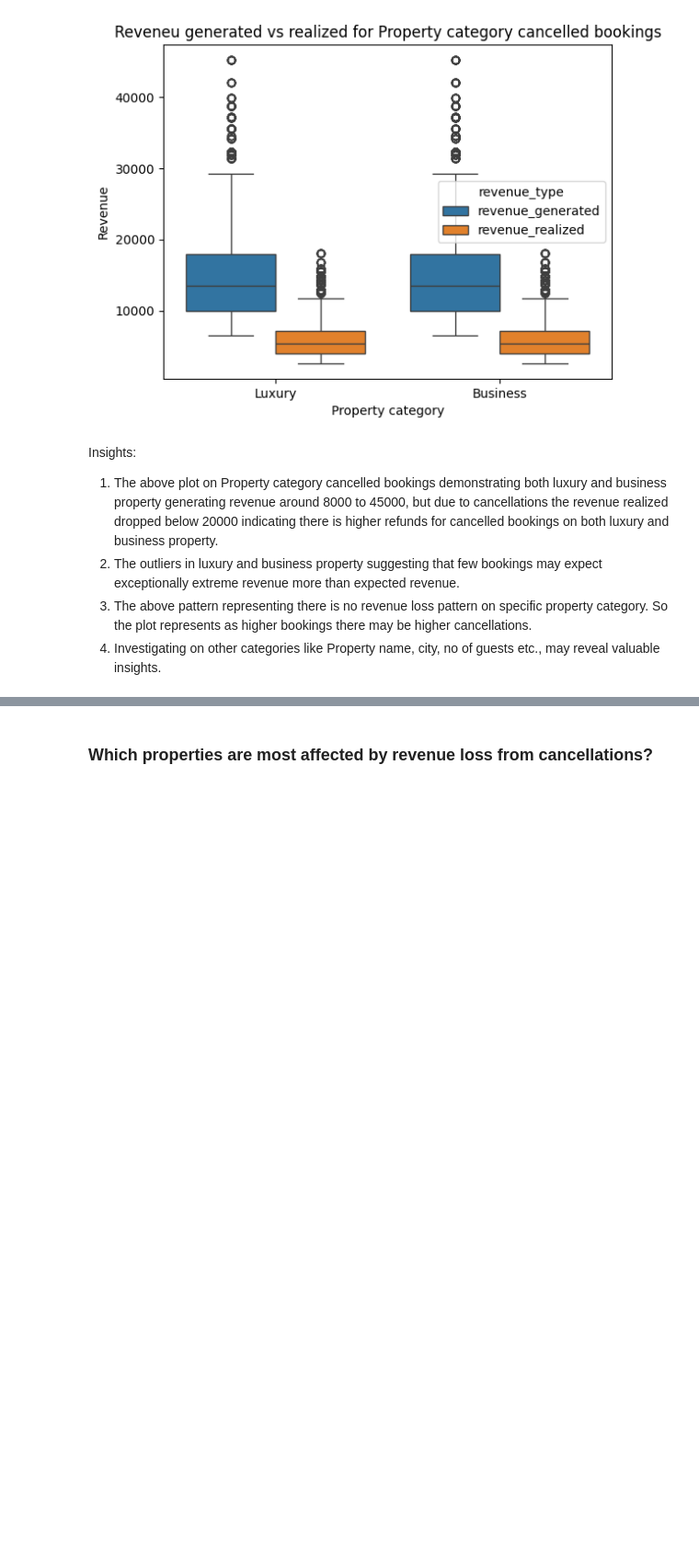
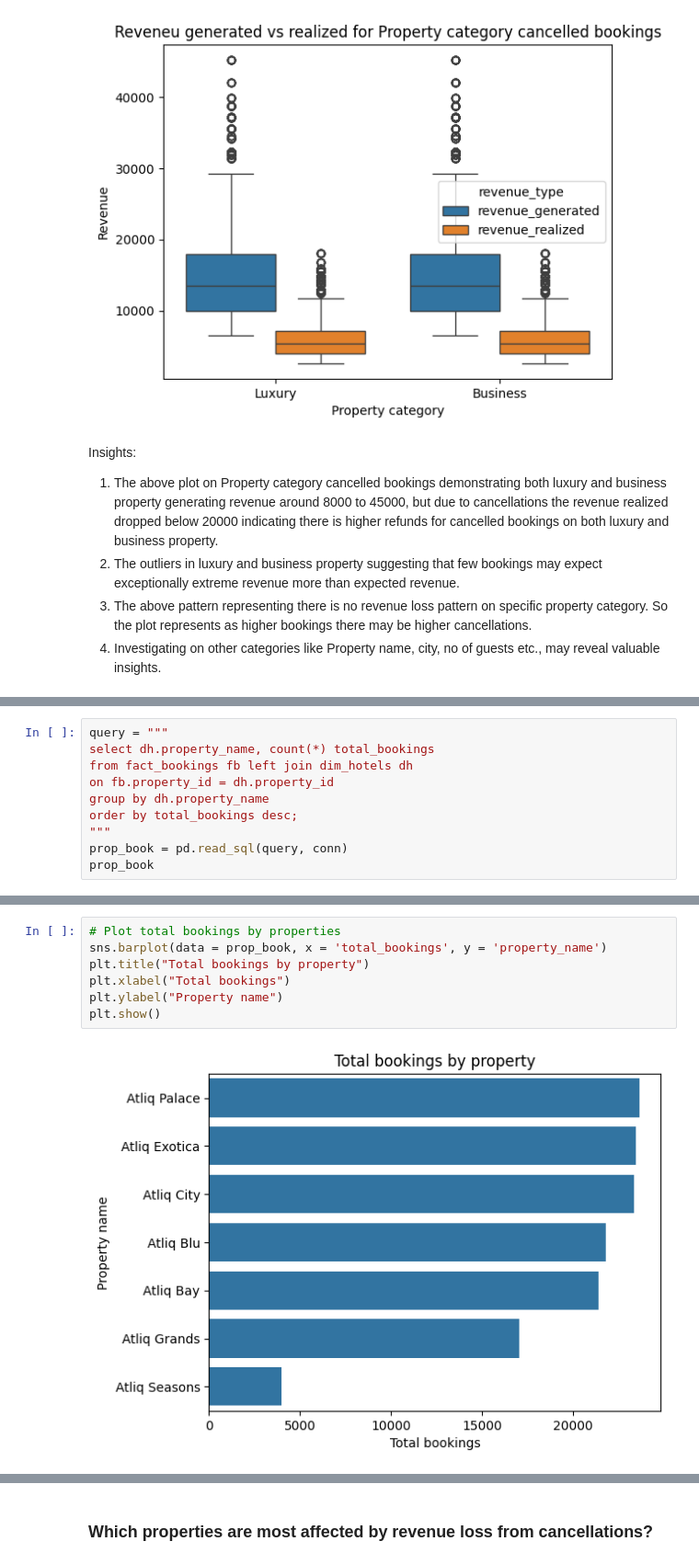
Before and after one commit to Bhuvi128/Hospitality-Revenue-Optimization-Data-analysis, a Jupyter notebook: Hospitality Revenue Optimzation.ipynb, the cells around one changed output, grey strips where cells are left out. Shown at 92% size. Saved outputs shown, nothing was run; the diff lists cells and outputs as text; blank space fills up the shorter version.

```diff
--- a/Hospitality Revenue Optimzation.ipynb
+++ b/Hospitality Revenue Optimzation.ipynb
@@ -578,0 +617,10 @@ Insights:
+# %%
+query = """
+select dh.property_name, count(*) total_bookings
+from fact_bookings fb left join dim_hotels dh
+on fb.property_id = dh.property_id
+group by dh.property_name
+order by total_bookings desc;
+"""
+prop_book = pd.read_sql(query, conn)
+prop_book
@@ -578,0 +636,9 @@ Insights:
+# %%
+# Plot total bookings by properties
+sns.barplot(data = prop_book, x = 'total_bookings', y = 'property_name')
+plt.title("Total bookings by property")
+plt.xlabel("Total bookings")
+plt.ylabel("Property name")
+plt.show()
+# %% [output]
+[figure, added]
```
Also changed, not shown: parts of 13 cells of this notebook, 1 other file.
